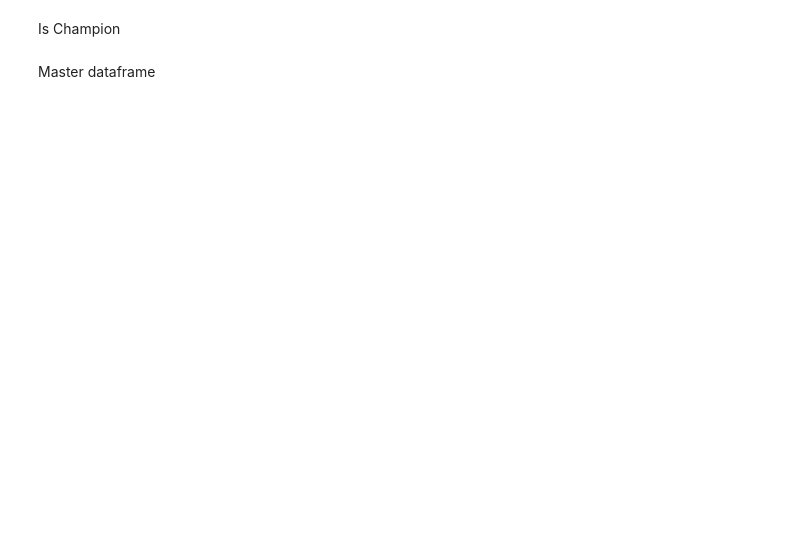
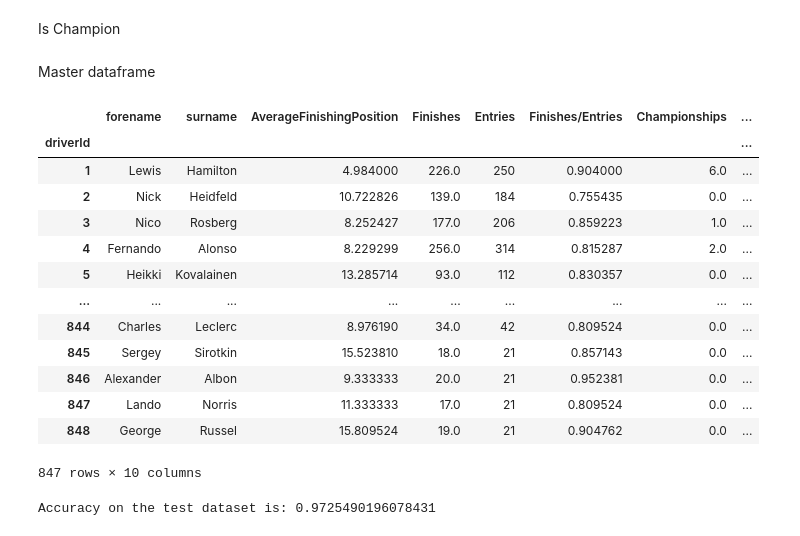
Before and after one commit to osskari/F1Data, a Jupyter notebook: Untitled.ipynb, the cells around one changed output. Drawn from its saved outputs; the diff is of its cells as text; code cells hidden in the pictures; blank space fills up the shorter version.

```diff
--- a/Untitled.ipynb
+++ b/Untitled.ipynb
@@ -754,7 +913,7 @@ poles.sort_values(by=['polePositions'], ascending=False)
 Average start position
 # %%
 gridPos = pd.read_sql_query(' '.join([
-    'SELECT r.driverId, AVG(r.grid) AS AverageGridPosition',
+    'SELECT r.driverId, AVG(r.grid) AS AverageGridPosition, COUNT(r.grid) AS Entries',
     'FROM Results AS r',
     'WHERE r.positionText != "F"',
     'GROUP BY r.driverId'
@@ -773,17 +945,32 @@ Master dataframe
 # %%
 master = joinQueries(
     [
         avgFinPos[['forename', 'surname','AverageFinishingPosition']],
         finishes,
         entries,
         finEntRatio[['Finishes/Entries']],
         championships.set_index('driverId')[['Championships']],
         poles,
-        gridPos,
+        gridPos[['AverageGridPosition']],
         isChamp
     ]
 ).fillna(0)
 master
+# %% [output]
+|  | forename | surname | AverageFinishingPosition | Finishes | Entries | Finishes/Entries | Championships | ... |
+| driverId |  |  |  |  |  |  |  | ... |
+| 1 | Lewis | Hamilton | 4.984000 | 226.0 | 250 | 0.904000 | 6.0 | ... |
+| 2 | Nick | Heidfeld | 10.722826 | 139.0 | 184 | 0.755435 | 0.0 | ... |
+| 3 | Nico | Rosberg | 8.252427 | 177.0 | 206 | 0.859223 | 1.0 | ... |
+| 4 | Fernando | Alonso | 8.229299 | 256.0 | 314 | 0.815287 | 2.0 | ... |
+| 5 | Heikki | Kovalainen | 13.285714 | 93.0 | 112 | 0.830357 | 0.0 | ... |
+| ... | ... | ... | ... | ... | ... | ... | ... | ... |
+| 844 | Charles | Leclerc | 8.976190 | 34.0 | 42 | 0.809524 | 0.0 | ... |
+| 845 | Sergey | Sirotkin | 15.523810 | 18.0 | 21 | 0.857143 | 0.0 | ... |
+| 846 | Alexander | Albon | 9.333333 | 20.0 | 21 | 0.952381 | 0.0 | ... |
+| 847 | Lando | Norris | 11.333333 | 17.0 | 21 | 0.809524 | 0.0 | ... |
+| 848 | George | Russel | 15.809524 | 19.0 | 21 | 0.904762 | 0.0 | ... |
+847 rows × 10 columns
 # %%
 # Id of racer you want to test the dataset on
 # playerId = 95
@@ -805,6 +992,8 @@ clf = XGBClassifier(n_estimators = 500,
 clf.fit(X_train, y_train)
 
 print(f'Accuracy on the test dataset is: {clf.score(X_test, y_test)}')
+# %% [output]
+Accuracy on the test dataset is: 0.9725490196078431
 # %%
 # Get 2018 to get Ocon
 driverIds2018 = getStandingsForYear(2018);
```
Also changed, not shown: parts of 27 cells of this notebook.
